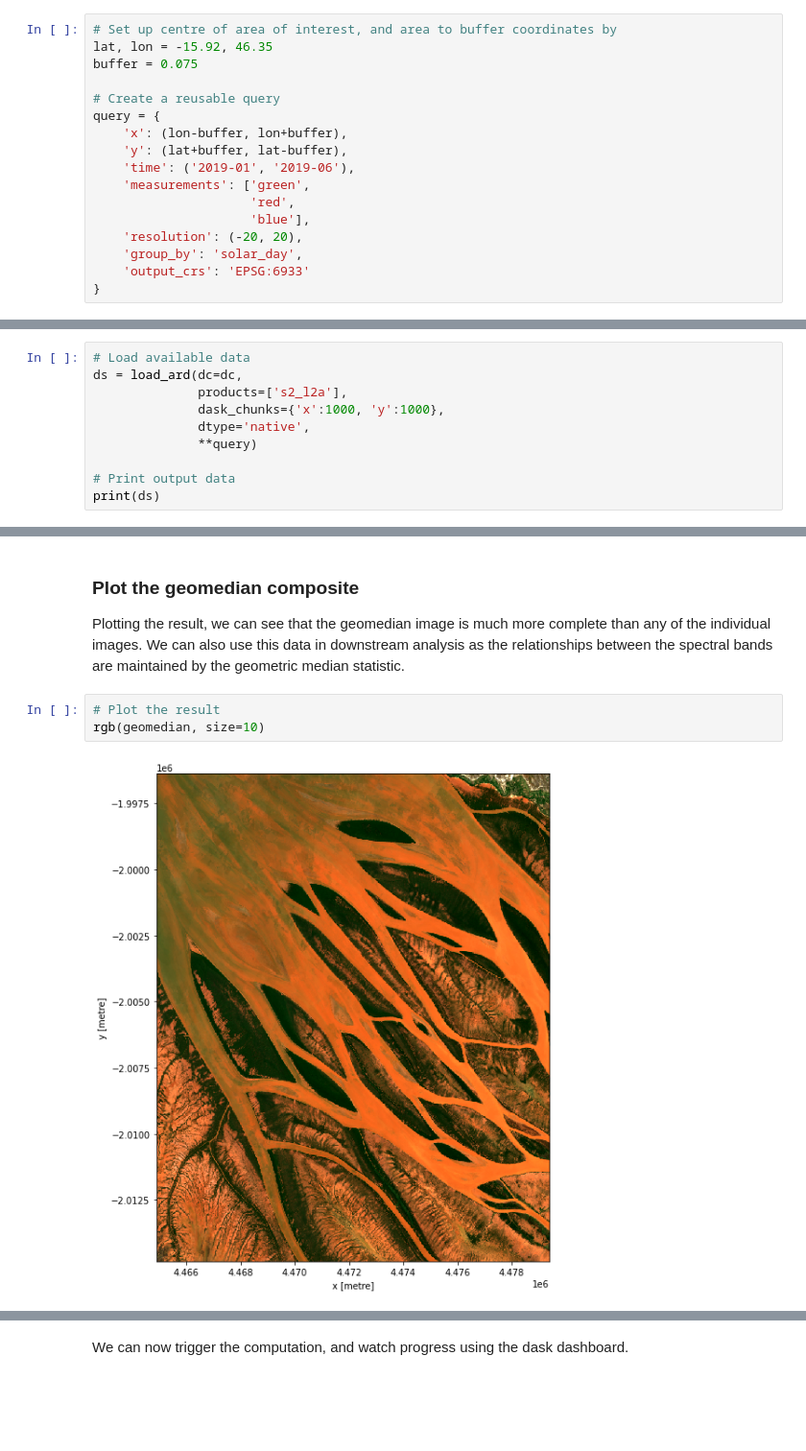
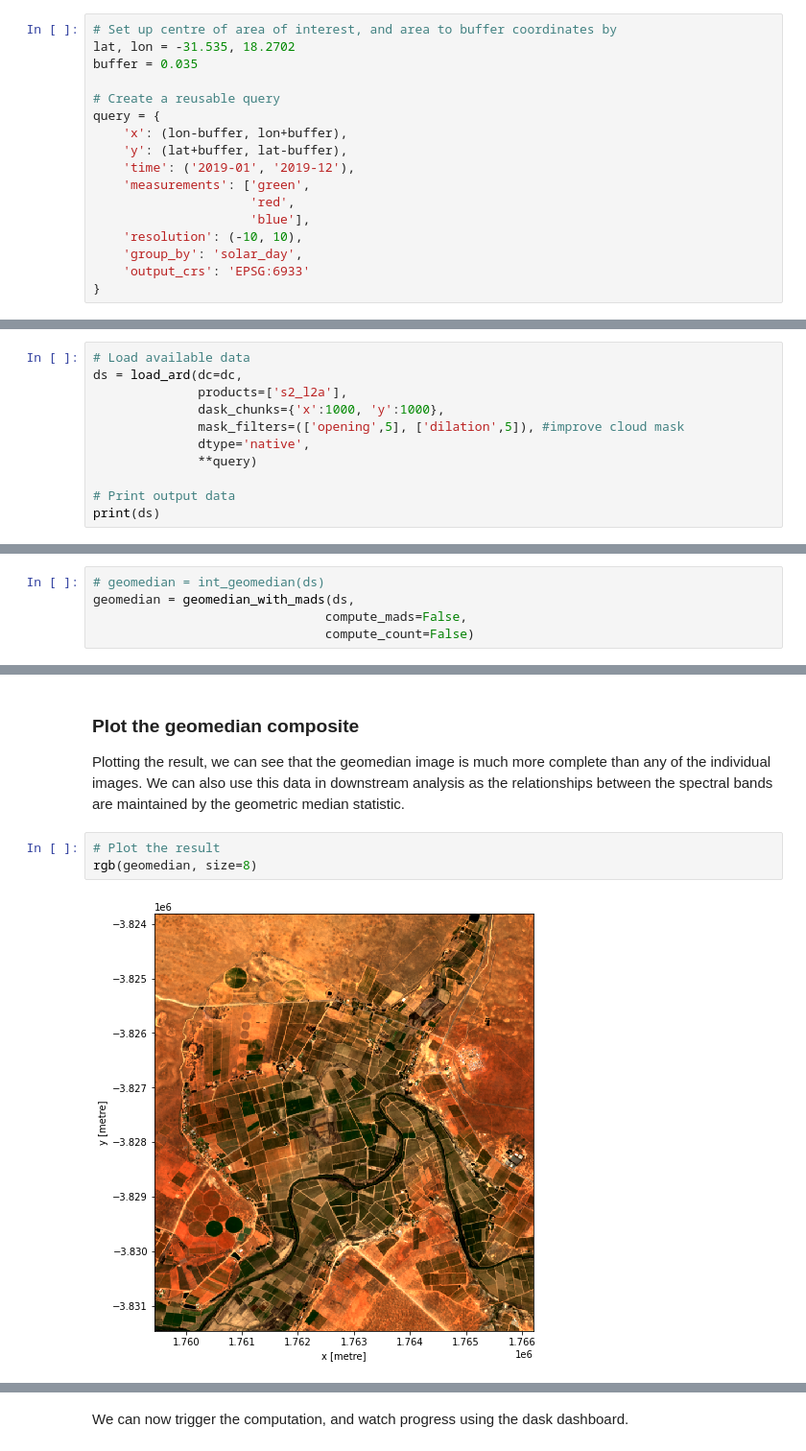
Before and after one commit to digitalearthafrica/deafrica-sandbox-notebooks, a Jupyter notebook: Frequently_used_code/Generating_geomedian_composites.ipynb, the cells around one changed output, grey strips where cells are left out. Shown at 96% size. Cells and saved outputs as stored; diff of their text form; blank space fills up the shorter version.

Commit message:
Update geomedian notebook to use GeoMAD (#290)
* start refactoring geomedian notebook for geomad

* adapt markfown to include MADs calcultions, add Landssat GM

* check still working

```diff
--- a/Frequently_used_code/Generating_geomedian_composites.ipynb
+++ b/Frequently_used_code/Generating_geomedian_composites.ipynb
@@ -62,18 +67,18 @@ Here we are loading in a timeseries of cloud-masked Sentinel-2 satellite images
 This will provide us with some data to work with. To limit computation and memory this example uses only three optical bands (red, green, blue).
 # %%
 # Set up centre of area of interest, and area to buffer coordinates by
-lat, lon = -15.92, 46.35
-buffer = 0.075
+lat, lon = -31.535, 18.2702
+buffer = 0.035
 
 # Create a reusable query
 query = {
     'x': (lon-buffer, lon+buffer),
     'y': (lat+buffer, lat-buffer),
-    'time': ('2019-01', '2019-06'),
+    'time': ('2019-01', '2019-12'),
     'measurements': ['green',
                      'red',
                      'blue'],
-    'resolution': (-20, 20),
+    'resolution': (-10, 10),
     'group_by': 'solar_day',
     'output_crs': 'EPSG:6933'
 }
@@ -86,6 +91,7 @@ Doing this will halve the amount of memory our data takes up, which can be extre
 ds = load_ard(dc=dc,
               products=['s2_l2a'],
               dask_chunks={'x':1000, 'y':1000},
+              mask_filters=(['opening',5], ['dilation',5]), #improve cloud mask
               dtype='native',
               **query)
 
@@ -140,3 +143,8 @@ geomedian = int_geomedian(ds)
+# %%
+# geomedian = int_geomedian(ds)
+geomedian = geomedian_with_mads(ds,
+                               compute_mads=False,
+                               compute_count=False)
 # %% [markdown]
 ### Run the computation
 
@@ -172,6 +182,6 @@ Plotting the result, we can see that the geomedian image is much more complete t
 We can also use this data in downstream analysis as the relationships between the spectral bands are maintained by the geometric median statistic.
 # %%
 # Plot the result
-rgb(geomedian, size=10)
+rgb(geomedian, size=8)
 # %% [output]
-[figure, old version]
+[figure, new version]
```
Also changed, not shown: parts of 38 cells of this notebook.
